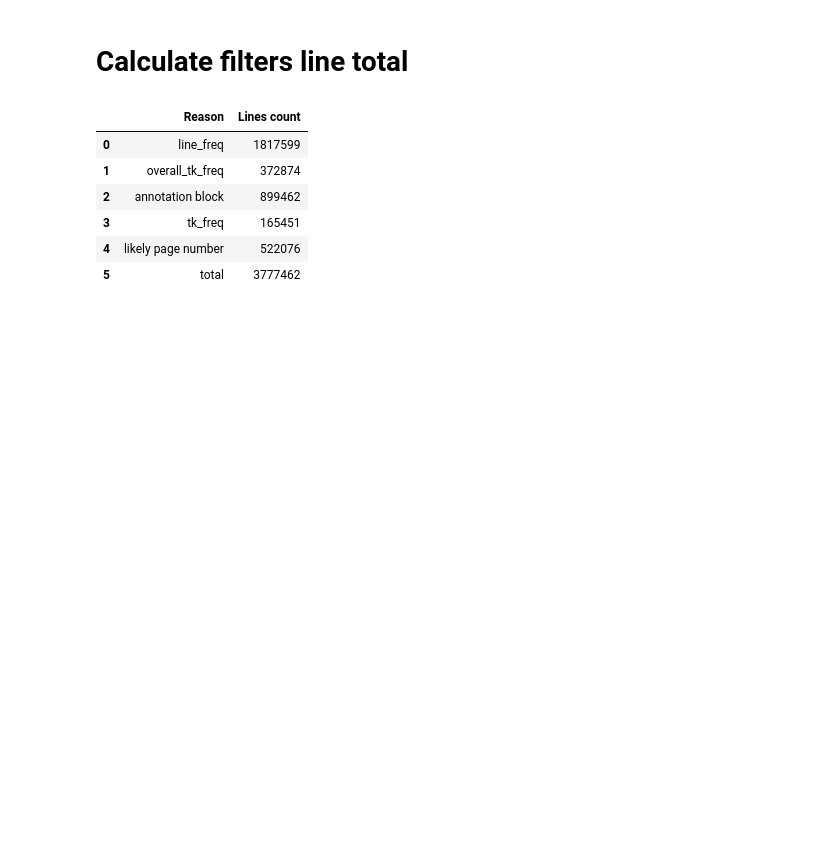
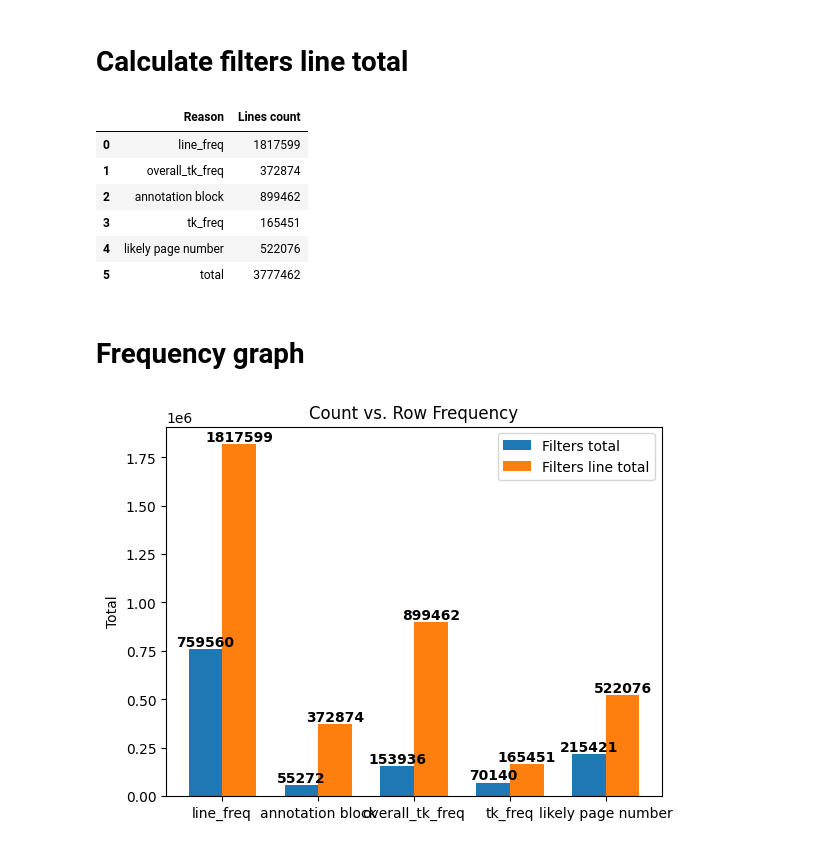
Before and after one commit to liyongsea/parallel_corpus_mnbvc, a Jupyter notebook: alignment/notebooks/view_filter_data_total.ipynb, the cells around one changed output. Saved outputs shown, nothing was run; the diff lists cells and outputs as text; code cells hidden in the pictures; blank space fills up the shorter version.

Commit message:
add view filterd data

```diff
--- a/alignment/notebooks/view_filter_data_total.ipynb
+++ b/alignment/notebooks/view_filter_data_total.ipynb
@@ -139,3 +141,41 @@ df
 | 3 | tk_freq | 165451 |
 | 4 | likely page number | 522076 |
 | 5 | total | 3777462 |
+# %% [markdown]
+# Frequency graph
+# %%
+import matplotlib.pyplot as plt
+
+filted_record_reason_line_total_copy = filted_record_reason_line_total
+filted_record_reason_line_total_copy.pop("total", None)
+
+labels = list(reason_total.keys())
+
+filters_total_value = list(reason_total.values())
+filters_line_total_value = list(filted_record_reason_line_total_copy.values())
+
+fig, ax = plt.subplots()
+
+width = 0.35
+
+ax.bar(labels, filters_total_value, width, label='Filters total')
+
+ax.bar([x + width for x in range(len(labels))], filters_line_total_value, width, label='Filters line total')
+
+ax.set_ylabel('Total')
+ax.set_title('Count vs. Row Frequency')
+
+ax.set_xticks([x + width/2 for x in range(len(labels))])
+
+
+for i, v in enumerate(filters_total_value):
+    ax.text(i, v, str(v), ha='center', va='bottom', fontweight='bold')
+
+for i, v in enumerate(filters_line_total_value):
+    ax.text(i + width, v, str(v), ha='center', va='bottom', fontweight='bold')
+
+
+ax.legend()
+plt.show()
+# %% [output]
+[figure, added]
```
Also changed, not shown: parts of 2 cells of this notebook.
